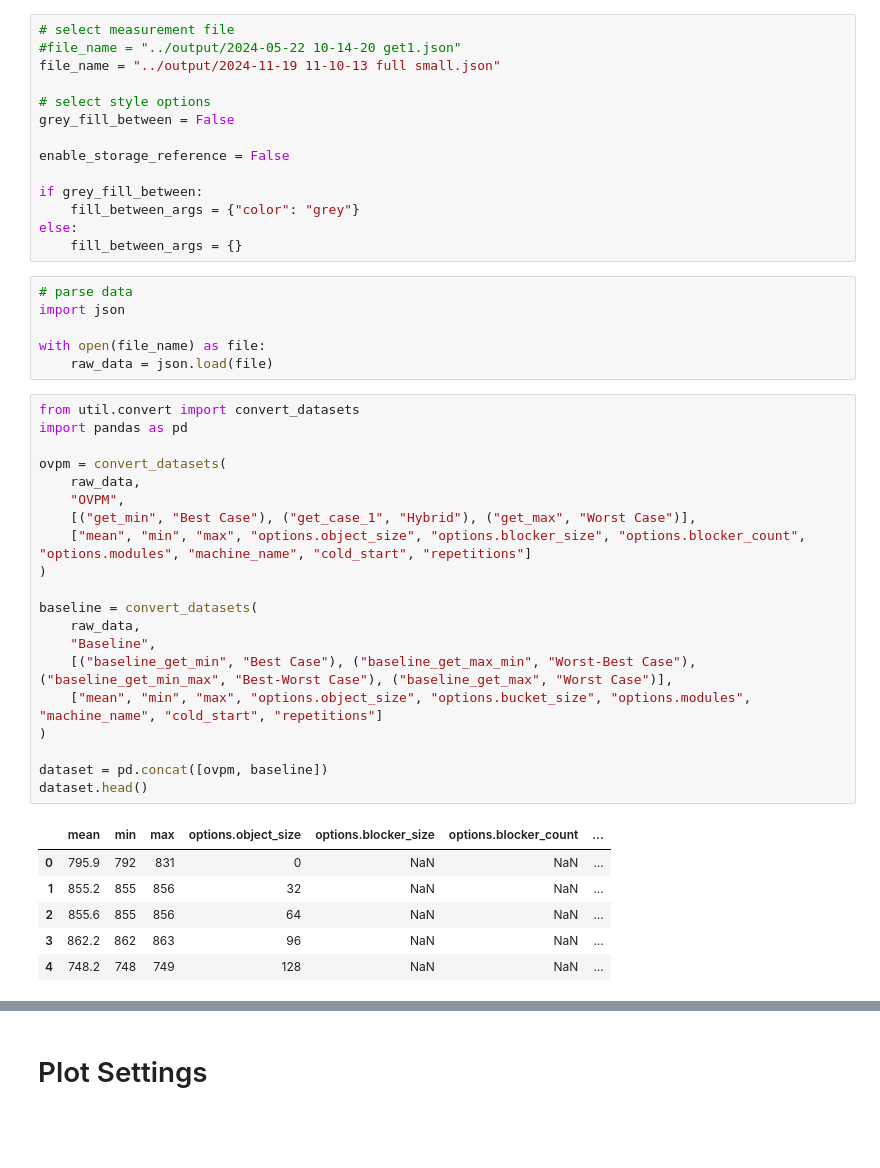
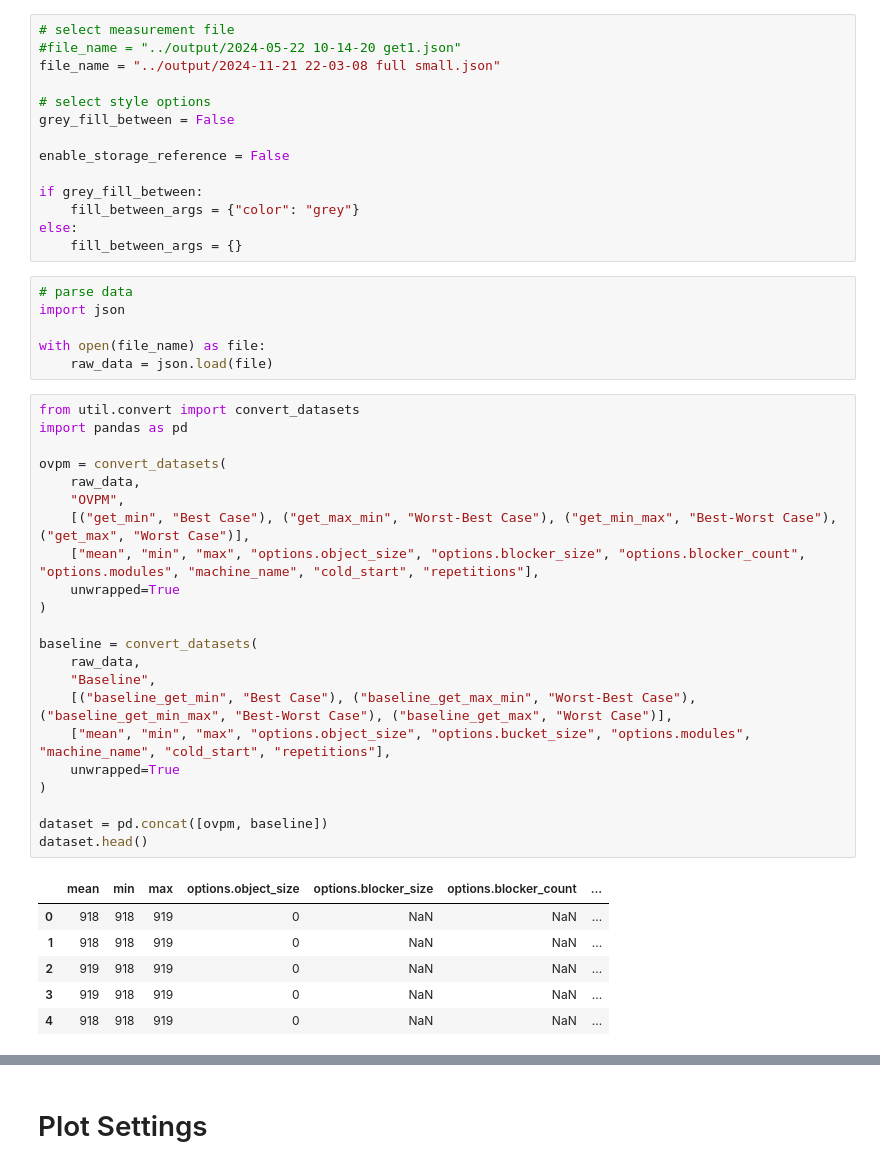
Before and after one commit to markus-gerber/vnv-heap, a Jupyter notebook: zephyr/vnv_heap_benchmark/analysis/get_ref_new.ipynb, the cells around one changed output, grey strips where cells are left out. Saved outputs shown, nothing was run; the diff lists cells and outputs as text; blank space fills up the shorter version.

```diff
--- a/zephyr/vnv_heap_benchmark/analysis/get_ref_new.ipynb
+++ b/zephyr/vnv_heap_benchmark/analysis/get_ref_new.ipynb
@@ -3,7 +3,7 @@
 # %%
 # select measurement file
 #file_name = "../output/2024-05-22 10-14-20 get1.json"
-file_name = "../output/2024-11-19 11-10-13 full small.json"
+file_name = "../output/2024-11-21 22-03-08 full small.json"
 
 # select style options
 grey_fill_between = False
@@ -23,30 +23,32 @@ with open(file_name) as file:
 # %%
 from util.convert import convert_datasets
 import pandas as pd
 
 ovpm = convert_datasets(
     raw_data,
     "OVPM",
-    [("get_min", "Best Case"), ("get_case_1", "Hybrid"), ("get_max", "Worst Case")],
-    ["mean", "min", "max", "options.object_size", "options.blocker_size", "options.blocker_count", "options.modules", "machine_name", "cold_start", "repetitions"]
+    [("get_min", "Best Case"), ("get_max_min", "Worst-Best Case"), ("get_min_max", "Best-Worst Case"), ("get_max", "Worst Case")],
+    ["mean", "min", "max", "options.object_size", "options.blocker_size", "options.blocker_count", "options.modules", "machine_name", "cold_start", "repetitions"],
+    unwrapped=True
 )
 
 baseline = convert_datasets(
     raw_data,
     "Baseline",
     [("baseline_get_min", "Best Case"), ("baseline_get_max_min", "Worst-Best Case"), ("baseline_get_min_max", "Best-Worst Case"), ("baseline_get_max", "Worst Case")],
-    ["mean", "min", "max", "options.object_size", "options.bucket_size", "options.modules", "machine_name", "cold_start", "repetitions"]
+    ["mean", "min", "max", "options.object_size", "options.bucket_size", "options.modules", "machine_name", "cold_start", "repetitions"],
+    unwrapped=True
 )
 
 dataset = pd.concat([ovpm, baseline])
 dataset.head()
 # %% [output]
 |  | mean | min | max | options.object_size | options.blocker_size | options.blocker_count | ... |
-| 0 | 795.9 | 792 | 831 | 0 | NaN | NaN | ... |
-| 1 | 855.2 | 855 | 856 | 32 | NaN | NaN | ... |
-| 2 | 855.6 | 855 | 856 | 64 | NaN | NaN | ... |
-| 3 | 862.2 | 862 | 863 | 96 | NaN | NaN | ... |
-| 4 | 748.2 | 748 | 749 | 128 | NaN | NaN | ... |
+| 0 | 918 | 918 | 919 | 0 | NaN | NaN | ... |
+| 1 | 918 | 918 | 919 | 0 | NaN | NaN | ... |
+| 2 | 919 | 918 | 919 | 0 | NaN | NaN | ... |
+| 3 | 919 | 918 | 919 | 0 | NaN | NaN | ... |
+| 4 | 918 | 918 | 919 | 0 | NaN | NaN | ... |
 # %%
 from util.convert import display_dataset_infos
 
```
Also changed, not shown: parts of 3 cells of this notebook, 5 other files.
